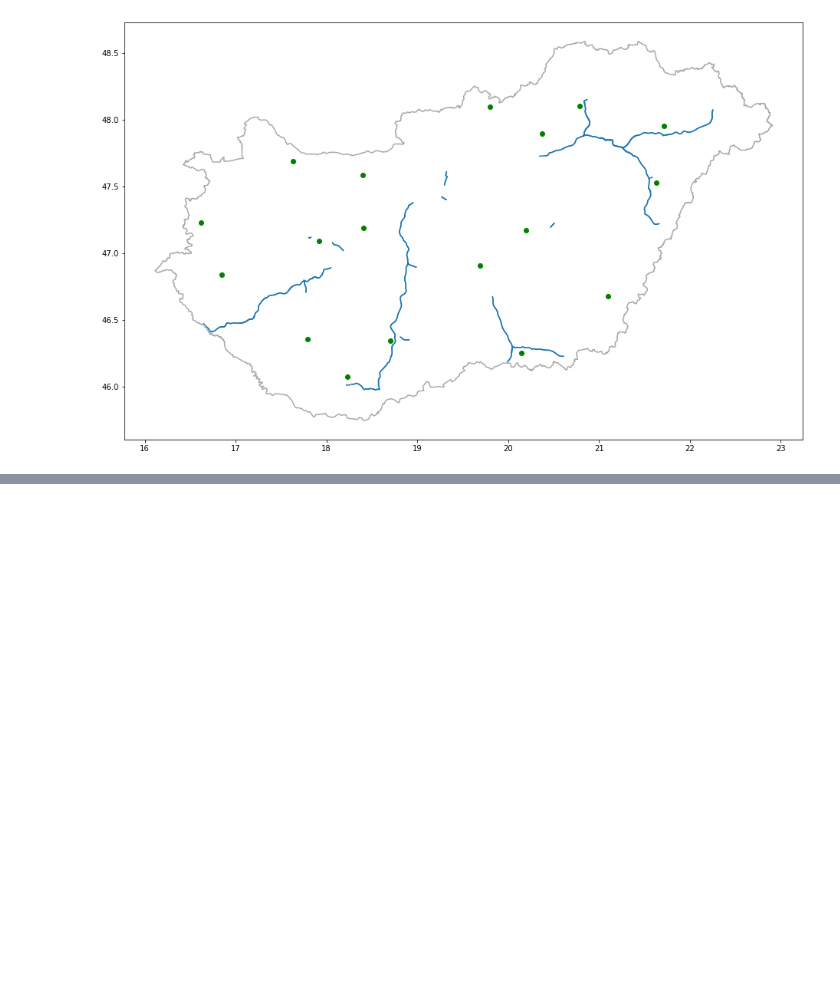
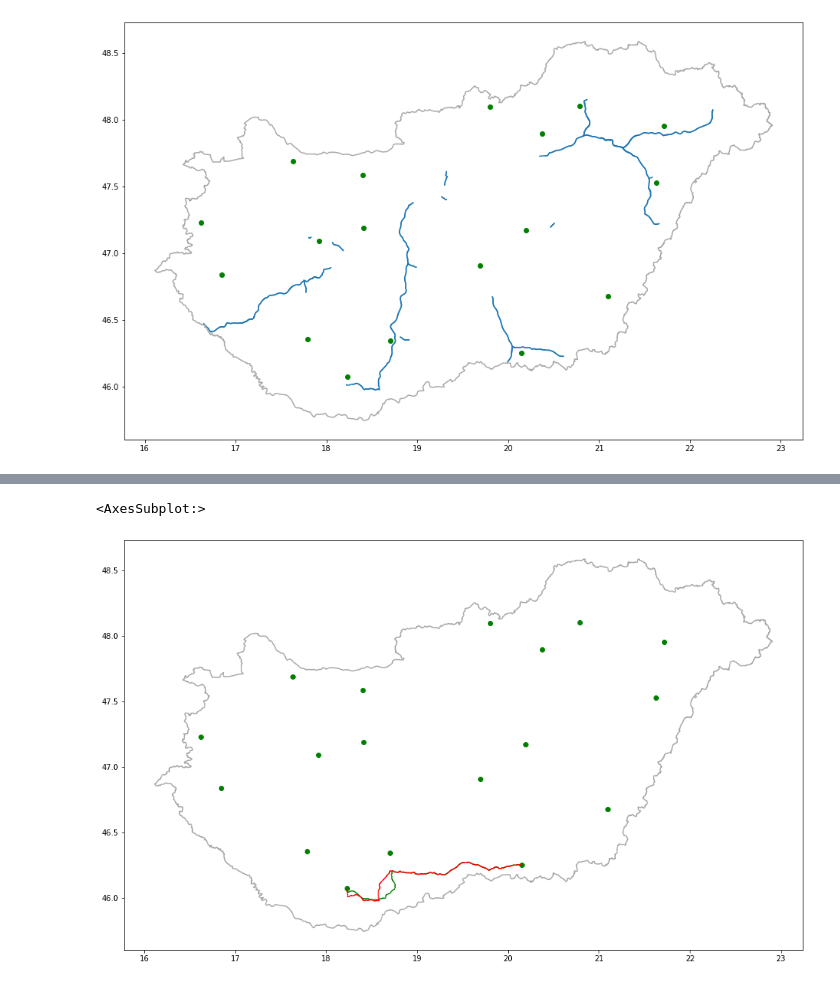
Before and after one commit to bokae/wwcs-2022-memory-of-social-connections, a Jupyter notebook: simplified_roads/hungary/02_temporal_graphs.ipynb, the cells around one changed output, grey strips where cells are left out. Cells and saved outputs as stored; diff of their text form; code cells hidden in the pictures; blank space fills up the shorter version.

Commit message:
Calculated shortest paths.

```diff
--- a/simplified_roads/hungary/02_temporal_graphs.ipynb
+++ b/simplified_roads/hungary/02_temporal_graphs.ipynb
@@ -78,3 +83,14 @@ test = trim_graph(2002)
+# %%
+cities = settlements[settlements["fclass"]=="city"]
+cities["node"] = cities.reset_index().index.map(closest_node)
+# %%
+c1 = 360352917 # Pecs
+c2 = 1403791829 # Szeged
 # %%
-# for y in range(2002,2013):
+graphs = {}
+nodes = {}
+for y in range(2002,2013):
+    test, nodes_test = trim_graph(y)
+    graphs[y] = ox.get_undirected(test)
+    nodes[y] = nodes_test
 #     ox.io.save_graphml(trim_graph(y),f'data/hungary_road_network_{y}.graphml')
@@ -80,0 +107,20 @@ test = trim_graph(2002)
+# %%
+sp = {}
+res = []
+for y in range(2002,2013):
+    for c1_orig,c2_orig in product(cities["osm_id"],cities["osm_id"]):
+        if c1_orig<c2_orig:
+            c1_geom = cities[cities["osm_id"]==c1_orig]["geometry"].iloc[0]
+            c2_geom = cities[cities["osm_id"]==c2_orig]["geometry"].iloc[0]
+            c1 = nodes[y].distance(c1_geom).idxmin()
+            c2 = nodes[y].distance(c2_geom).idxmin()
+            sp_nodelist = nx.shortest_path(graphs[y], source = c1, target = c2, weight="time")
+            sp_edgelist = list(zip(sp_nodelist[:-1],sp_nodelist[1:]))
+            sp[y] = sp_edgelist
+            res.append({
+                "year": y,
+                "source" : cities[cities["osm_id"]==c1_orig]["name"].iloc[0],
+                "target" :cities[cities["osm_id"]==c2_orig]["name"].iloc[0],
+                "travel_time": nx.shortest_path_length(graphs[y], source = c1, target = c2, weight="time"),
+                "length": nx.shortest_path_length(graphs[y], source = c1, target = c2, weight="length"),
+            })
@@ -80,0 +145,10 @@ test = trim_graph(2002)
+# %%
+fig,ax = plt.subplots(1,1,figsize=(20,10))
+
+gpd.read_file('../../data/hungary-gadm/gadm36_HUN_0.shp').boundary.plot(ax=ax,color='darkgrey')
+settlements[settlements["fclass"]=="city"].plot(ax=ax,color="green")
+edges_s[edges_s.apply(lambda r: (r["u"],r["v"]) in set(sp[2002]),axis=1)].plot(ax=ax,color='g')
+edges_s[edges_s.apply(lambda r: (r["u"],r["v"]) in set(sp[2012]),axis=1)].plot(ax=ax,color='r')
+# %% [output]
+<AxesSubplot:>
+[figure, added]
```
Also changed, not shown: parts of 8 cells of this notebook, 1 other file.
